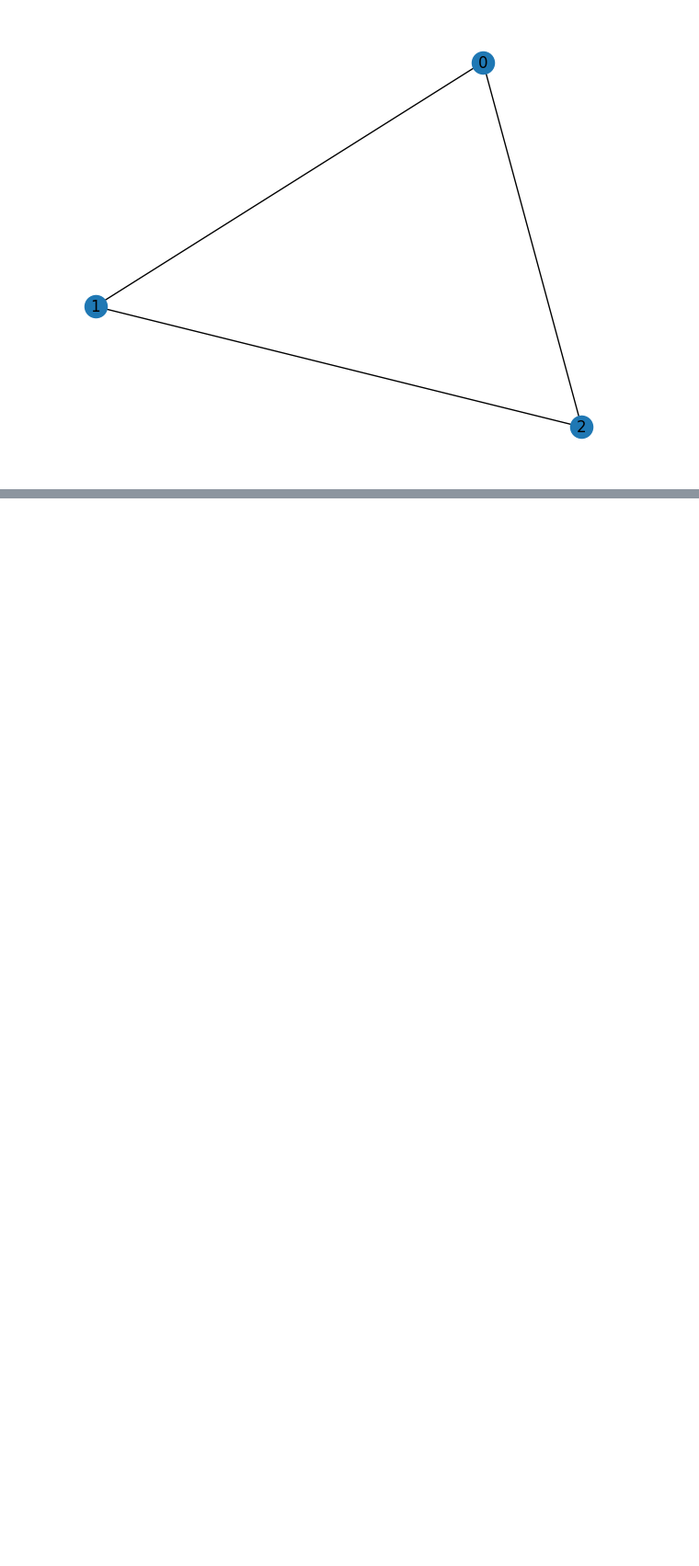
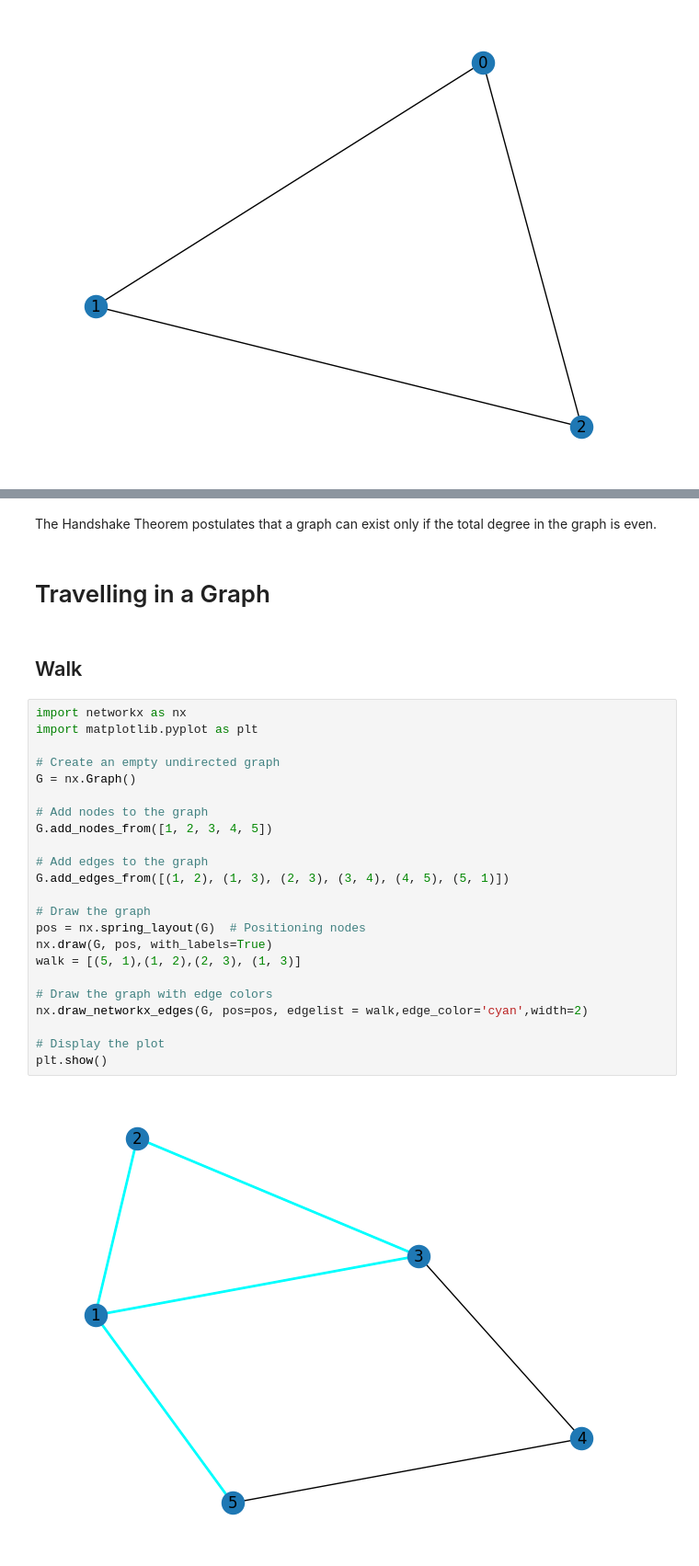
Before and after one commit to Celian4862/Discrete_Math_2, a Jupyter notebook: Assignments/Lecture 3/pre-finals.ipynb, the cells around one changed output, grey strips where cells are left out. Shown at 92% size. Saved outputs shown, nothing was run; the diff lists cells and outputs as text; blank space fills up the shorter version.

```diff
--- a/Assignments/Lecture 3/pre-finals.ipynb
+++ b/Assignments/Lecture 3/pre-finals.ipynb
@@ -131,0 +177,31 @@ In the example above, the lower graph is a subgraph of the upper one, having exa
+# %% [markdown]
+The Handshake Theorem postulates that a graph can exist only if the total degree in the graph is even.
+# %% [markdown]
+# Travelling in a Graph
+# %% [markdown]
+## Walk
+# %%
+import networkx as nx
+import matplotlib.pyplot as plt
+
+# Create an empty undirected graph
+G = nx.Graph()
+
+# Add nodes to the graph
+G.add_nodes_from([1, 2, 3, 4, 5])
+
+# Add edges to the graph
+G.add_edges_from([(1, 2), (1, 3), (2, 3), (3, 4), (4, 5), (5, 1)])
+
+# Draw the graph
+pos = nx.spring_layout(G)  # Positioning nodes
+nx.draw(G, pos, with_labels=True)
+walk = [(5, 1),(1, 2),(2, 3), (1, 3)]
+
+# Draw the graph with edge colors
+nx.draw_networkx_edges(G, pos=pos, edgelist = walk,edge_color='cyan',width=2)
+
+# Display the plot
+plt.show()
+# %% [output]
+[figure, added]
```
Also changed, not shown: parts of 43 cells of this notebook.
